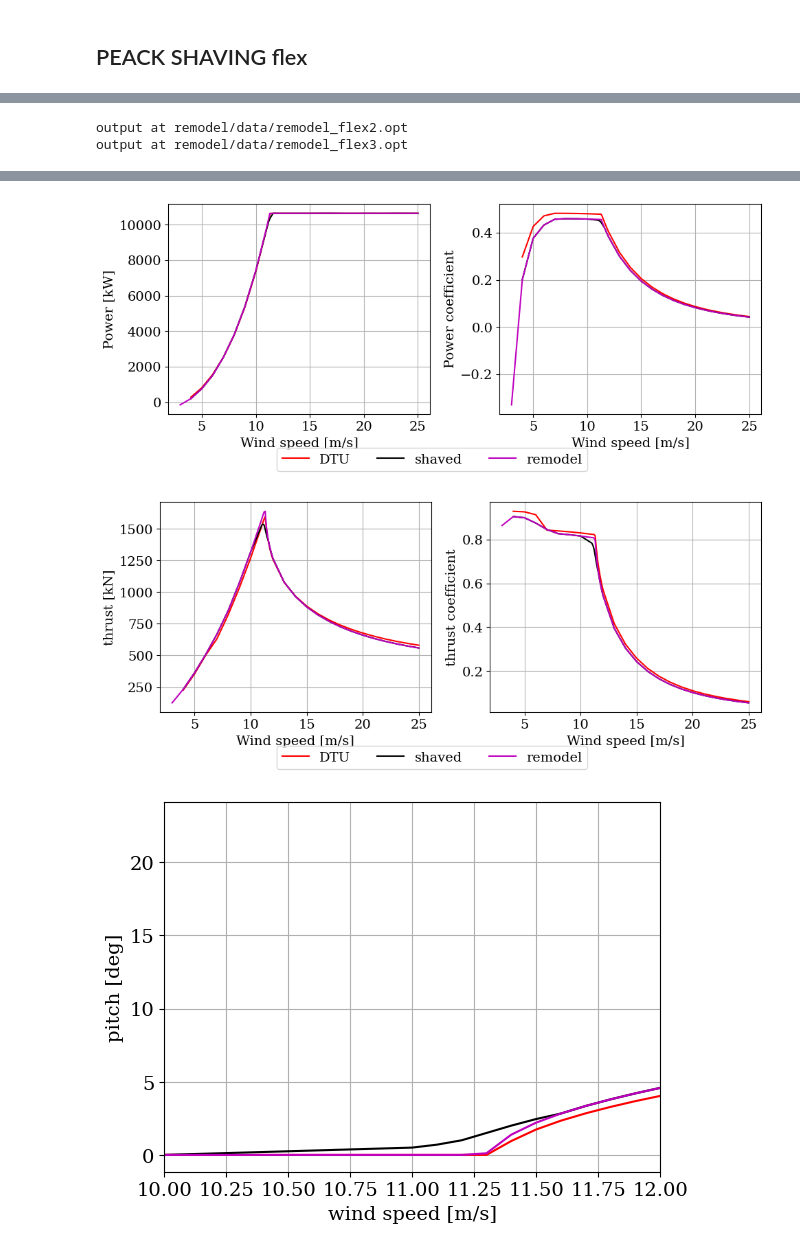
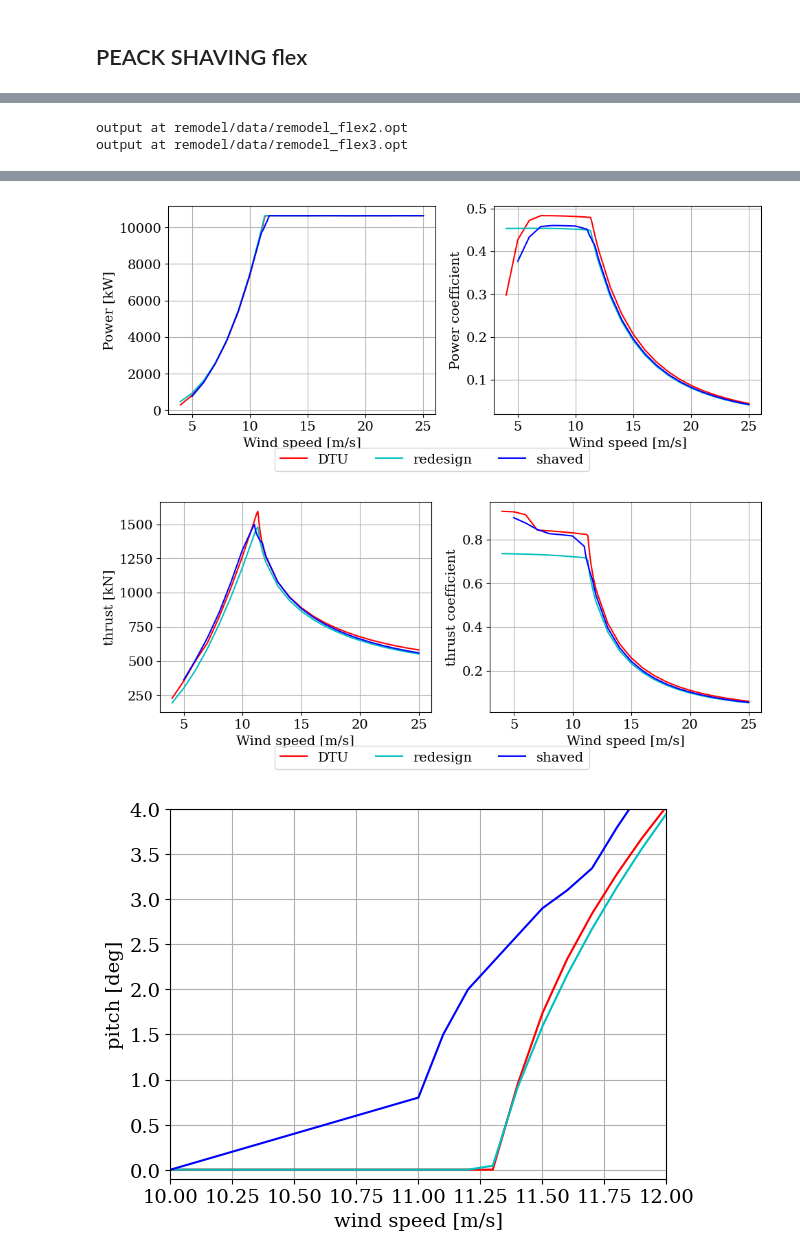
Before and after one commit to nicolaquaia/LAC_final, a Jupyter notebook: assignment_05/01_blade_design.ipynb, the cells around one changed output, grey strips where cells are left out. Cells and saved outputs as stored; diff of their text form; code cells hidden in the pictures.

```diff
--- a/assignment_05/01_blade_design.ipynb
+++ b/assignment_05/01_blade_design.ipynb
@@ -1184,7 +1214,6 @@ print('output at', output_file)
 
 
 # redo with more agressive pitching
-# cannot make it run
 pitch_new = flex_rem['pitch_deg'].copy()
 pitch_new[idx-3] = 0
 pitch_new[idx-2] = 0.8
@@ -1199,7 +1228,7 @@ output_file = 'remodel/data/remodel_flex_shaved2.opt'
 # Open the file for writing
 num = len(flex_rem['ws_ms'])
 with open(output_file, 'w') as file:
-    file.write(f'{num} wind speed [m/s]      pitch [deg]     rot. speed [rpm]      aero power [kw]     aero thrust [kn]\n')
+    file.write(f'{num-1} wind speed [m/s]      pitch [deg]     rot. speed [rpm]      aero power [kw]     aero thrust [kn]\n')
     for i in range(1,num):
         # Construct the formatted string
         line = f"          {flex_rem['ws_ms'][i]:6.6f}          {pitch_new[i]:6.6f}          {flex_rem['rotor_speed_rpm'][i]:6.6f}          {flex_rem['power_kw'][i]:6.6f}          {flex_rem['thrust_kn'][i]:6.6f}\n"
@@ -1208,10 +1237,9 @@ with open(output_file, 'w') as file:
 print('output at', output_file)
 
 
-
 plt.figure()
 plt.plot(flex_rem['ws_ms'], pitch, color='k')
-plt.plot(flex_rem['ws_ms'], pitch_new, color='orange')
+plt.plot(flex_rem['ws_ms'], pitch_new, color='b')
 plt.plot(flex_rem['ws_ms'], flex_rem['pitch_deg'], color='m')
 plt.grid()
 plt.show()
@@ -1221,7 +1249,7 @@ if zoom:
     plt.figure()
 
     plt.plot(flex_rem['ws_ms'], pitch, color='k', marker='o')
-    plt.plot(flex_rem['ws_ms'], pitch_new, color='orange', marker='o')
+    plt.plot(flex_rem['ws_ms'], pitch_new, color='b', marker='o')
     plt.plot(flex_rem['ws_ms'], flex_rem['pitch_deg'], color='m')
     plt.xlim(9,12.5)
     plt.ylim(-0.1,4)
@@ -1272,25 +1300,25 @@ print('output at', output_file)
 
 # operational data flex
 
-flex_rem = load_oper('remodel/data/remodel_flex.opt')
 flex_DTU = load_oper('dtu_10mw/data/dtu_10mw_flex_minrotspd.opt')
+flex_our = load_oper('our_design/data/Group1_redesign_flex.opt')
+flex_rem = load_oper('remodel/data/remodel_flex3.opt')
 flex_re2 = load_oper('remodel/data/remodel_flex2.opt')
-flex_re3 = load_oper('remodel/data/remodel_flex3.opt')
+
 
 # plot rotor speed and pitch
 fig1, axs1 = plt.subplots(1, 2, num=2, figsize=(10,4), clear=True)
 
 axs1[0].plot(flex_DTU['ws_ms'], flex_DTU['rotor_speed_rpm'], color='r', label='DTU')
-axs1[0].plot(flex_re2['ws_ms'], flex_re2['rotor_speed_rpm'], color='k', label='shaved')
-axs1[0].plot(flex_rem['ws_ms'], flex_rem['rotor_speed_rpm'], color='m', label='remodel')
+axs1[0].plot(flex_our['ws_ms'], flex_our['rotor_speed_rpm'], color='c', label='redesign')
+axs1[0].plot(flex_rem['ws_ms'], flex_rem['rotor_speed_rpm'], color='b', label='shaved')
 axs1[0].set_xlabel("wind speed [m/s]")
 axs1[0].set_ylabel("Rotor speed [rpm]")
 axs1[0].grid(True)
 
 axs1[1].plot(flex_DTU['ws_ms'], flex_DTU['pitch_deg'], color='r')
-axs1[1].plot(flex_re2['ws_ms'], flex_re2['pitch_deg'], color='k')
-axs1[1].plot(flex_rem['ws_ms'], flex_rem['pitch_deg'], color='m')
-axs1[1].plot(flex_re3['ws_ms'], flex_re3['pitch_deg'], color='orange')
+axs1[1].plot(flex_our['ws_ms'], flex_our['pitch_deg'], color='c')
+axs1[1].plot(flex_rem['ws_ms'], flex_rem['pitch_deg'], color='b')
 axs1[1].set_xlabel("wind speed [m/s]")
 axs1[1].set_ylabel("pitch [deg]")
 axs1[1].grid(True)
@@ -1303,24 +1331,24 @@ plt.show()
 
 # Side-by-side plots of the aerodynamic power (left plot) and its coefficient (right plot), and the thrust (left plot) and its coefficient (right plot) versus wind speed
 CP_DTU = flex_DTU['power_kw']  / (0.5 * RHO * flex_DTU['ws_ms']**3 * np.pi*R_X**2)*1e3
-CP_re2 = flex_re2['power_kw']  / (0.5 * RHO * flex_re2['ws_ms']**3 * np.pi*R_Y**2)*1e3
+CP_our = flex_our['power_kw']  / (0.5 * RHO * flex_our['ws_ms']**3 * np.pi*R_Y_old**2)*1e3
 CP_rem = flex_rem['power_kw']  / (0.5 * RHO * flex_rem['ws_ms']**3 * np.pi*R_Y**2)*1e3
 CT_DTU = flex_DTU['thrust_kn'] / (0.5 * RHO * flex_DTU['ws_ms']**2 * np.pi*R_X**2)*1e3
-CT_re2 = flex_re2['thrust_kn'] / (0.5 * RHO * flex_re2['ws_ms']**2 * np.pi*R_Y**2)*1e3
+CT_our = flex_our['thrust_kn'] / (0.5 * RHO * flex_our['ws_ms']**2 * np.pi*R_Y_old**2)*1e3
 CT_rem = flex_rem['thrust_kn'] / (0.5 * RHO * flex_rem['ws_ms']**2 * np.pi*R_Y**2)*1e3
 
 # power
 fig1, axs1 = plt.subplots(1, 2, num=2, figsize=(10,4), clear=True)
 axs1[0].plot(flex_DTU['ws_ms'], flex_DTU['power_kw'], color='r', label='DTU')
-axs1[0].plot(flex_re2['ws_ms'], flex_re2['power_kw'], color='k', label='shaved')
-axs1[0].plot(flex_rem['ws_ms'], flex_rem['power_kw'], color='m', label='remodel')
+axs1[0].plot(flex_our['ws_ms'], flex_our['power_kw'], color='c', label='redesign')
+axs1[0].plot(flex_rem['ws_ms'], flex_rem['power_kw'], color='b', label='shaved')
 axs1[0].set_ylabel("Power [kW]")
 axs1[0].set_xlabel("Wind speed [m/s]")
 axs1[0].grid(True)
 
 axs1[1].plot(flex_DTU['ws_ms'], CP_DTU, color='r')
-axs1[1].plot(flex_re2['ws_ms'], CP_re2, color='k')
-axs1[1].plot(flex_rem['ws_ms'], CP_rem, color='m')
+axs1[1].plot(flex_our['ws_ms'], CP_our, color='c')
+axs1[1].plot(flex_rem['ws_ms'], CP_rem, color='b')
 axs1[1].set_ylabel("Power coefficient")
 axs1[1].set_xlabel("Wind speed [m/s]")
 axs1[1].grid(True)
@@ -1334,15 +1362,15 @@ plt.show()
 # thrust
 fig1, axs1 = plt.subplots(1, 2, num=2, figsize=(10,4), clear=True)
 axs1[0].plot(flex_DTU['ws_ms'], flex_DTU['thrust_kn'], color='r', label='DTU')
-axs1[0].plot(flex_re2['ws_ms'], flex_re2['thrust_kn'], color='k', label='shaved')
-axs1[0].plot(flex_rem['ws_ms'], flex_rem['thrust_kn'], color='m', label='remodel')
+axs1[0].plot(flex_our['ws_ms'], flex_our['thrust_kn'], color='c', label='redesign')
+axs1[0].plot(flex_rem['ws_ms'], flex_rem['thrust_kn'], color='b', label='shaved')
 axs1[0].set_ylabel("thrust [kN]")
 axs1[0].set_xlabel("Wind speed [m/s]")
 axs1[0].grid(True)
 
 axs1[1].plot(flex_DTU['ws_ms'], CT_DTU, color='r')
-axs1[1].plot(flex_re2['ws_ms'], CT_re2, color='k')
-axs1[1].plot(flex_rem['ws_ms'], CT_rem, color='m')
+axs1[1].plot(flex_our['ws_ms'], CT_our, color='c')
+axs1[1].plot(flex_rem['ws_ms'], CT_rem, color='b')
 axs1[1].set_ylabel("thrust coefficient")
 axs1[1].set_xlabel("Wind speed [m/s]")
 axs1[1].grid(True)
@@ -1355,11 +1383,12 @@ plt.show()
 
 plt.figure()
 plt.plot(flex_DTU['ws_ms'], flex_DTU['pitch_deg'], color='r')
-plt.plot(flex_re2['ws_ms'], flex_re2['pitch_deg'], color='k')
-plt.plot(flex_rem['ws_ms'], flex_rem['pitch_deg'], color='m')
+plt.plot(flex_our['ws_ms'], flex_our['pitch_deg'], color='c')
+plt.plot(flex_rem['ws_ms'], flex_rem['pitch_deg'], color='b')
 plt.xlabel("wind speed [m/s]")
 plt.ylabel("pitch [deg]")
 plt.xlim(10,12)
+plt.ylim(-0.1,4)
 plt.grid(True)
 plt.show()
 # %% [output]
@@ -1369,3 +1398,3 @@ output at remodel/data/remodel_flex3.opt
-[figure, old version]
+[figure, new version]
-[figure, old version]
+[figure, new version]
-[figure, old version]
+[figure, new version]
```
Also changed, not shown: parts of 11 cells of this notebook, 32 other files.
